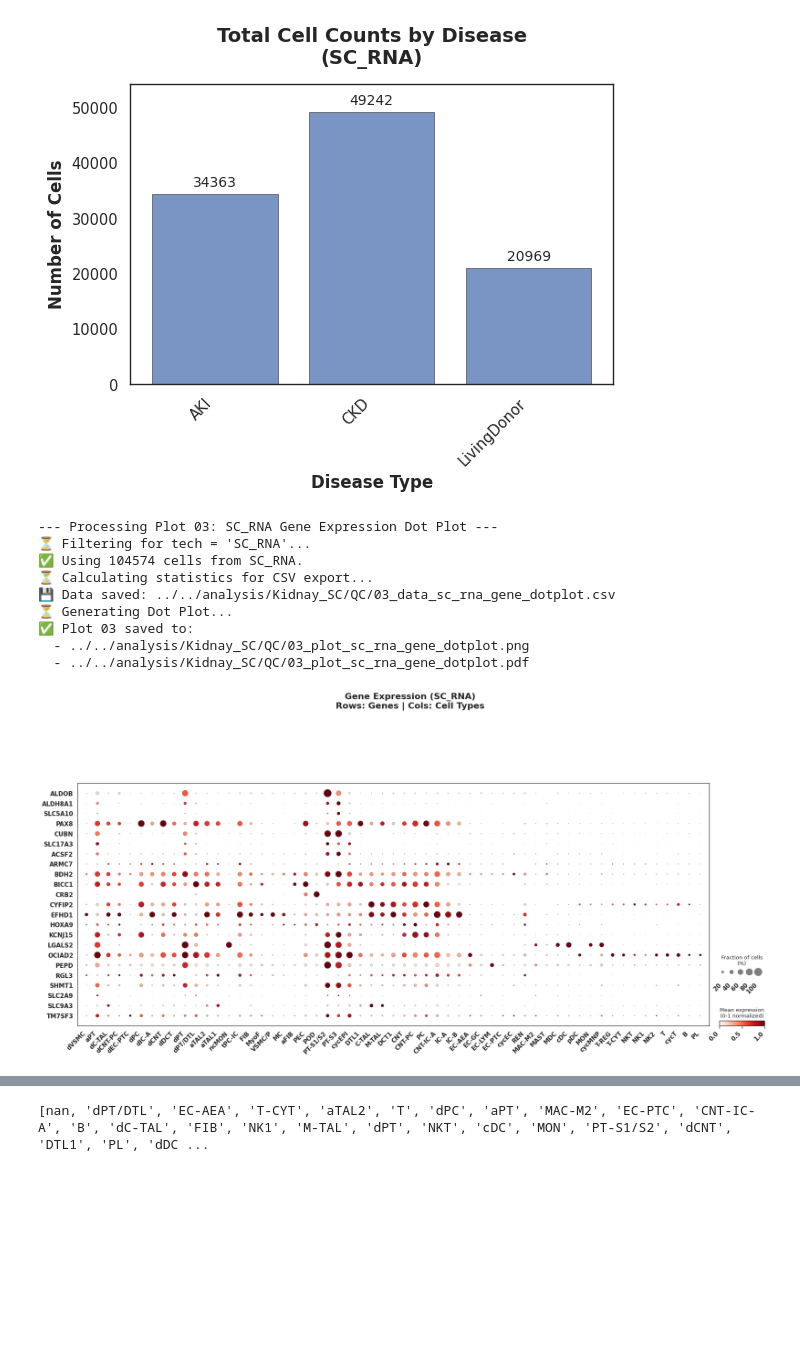
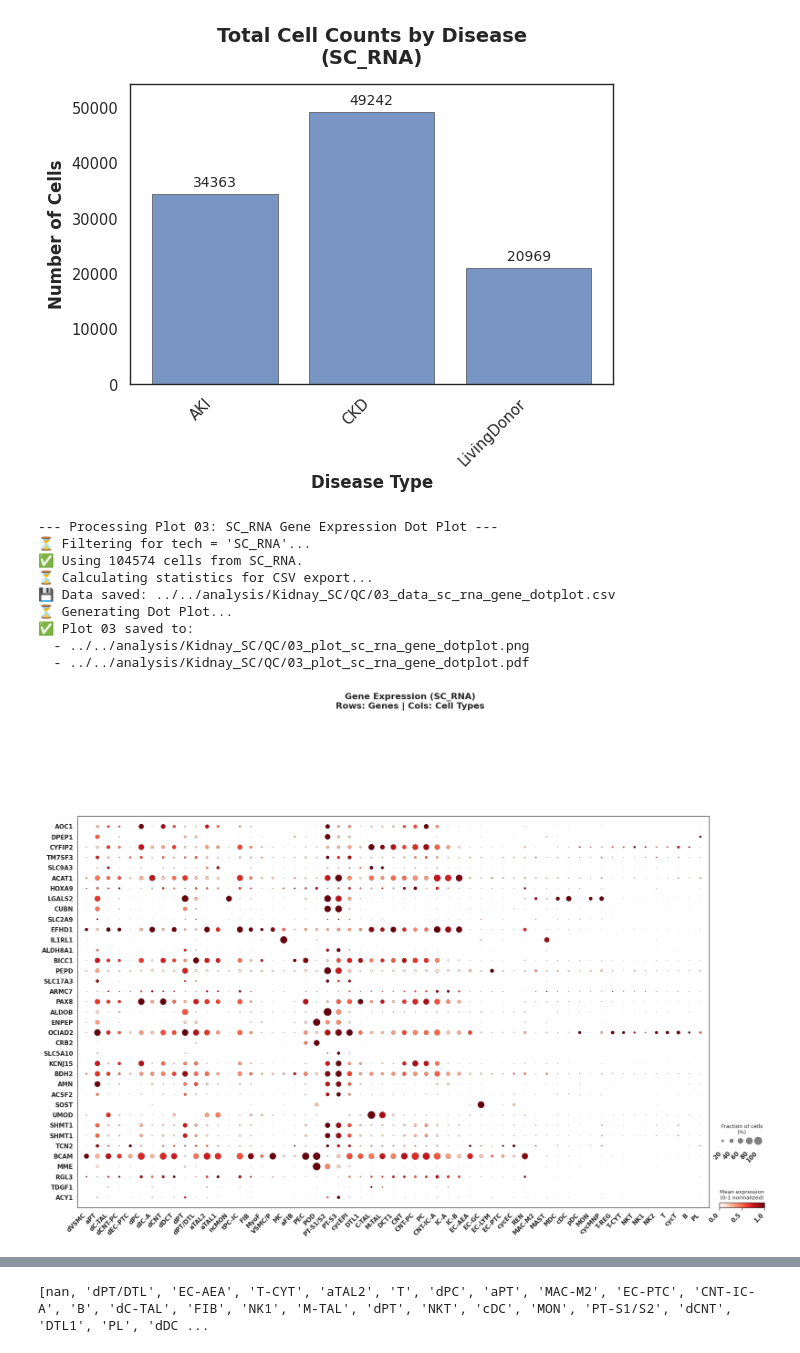
Before and after one commit to narendrameena/dev, a Jupyter notebook: scripts/Kidney_SC/01_look_into_sc_RNA_data.ipynb, the cells around one changed output, grey strips where cells are left out. Saved outputs shown, nothing was run; the diff lists cells and outputs as text; code cells hidden in the pictures; blank space fills up the shorter version.

Commit message:
tf plot

```diff
--- a/scripts/Kidney_SC/01_look_into_sc_RNA_data.ipynb
+++ b/scripts/Kidney_SC/01_look_into_sc_RNA_data.ipynb
@@ -235,9 +237,11 @@ print(f"✅ Using {adata_sc.n_obs} cells from {target_tech}.")
 
 # --- 2. Define Genes ---
 genes_of_interest = [
-    "ALDOB", "ALDH8A1", "NAT8B", "SLC5A10", "PAX8", "CUBN", "SLC17A3", "ACSF2", "ARMC7",
-    "BDH2", "BICC1", "CRB2", "CYFIP2", "EFHD1", "HOXA9", "KCNJ15", "LGALS2", "OCIAD2",
-    "PEPD", "RGL3", "SHMT1", "SLC2A9", "SLC9A3", "TM7SF3"
+  "AOC1", "DPEP1", "CYFIP2", "TM7SF3", "SLC9A3", "ACAT1", "HOXA9", "LGALS2",
+  "CUBN", "SLC2A9", "EFHD1", "IL1RL1", "ALDH8A1", "BICC1", "PEPD", "SLC17A3",
+  "ARMC7", "PAX8", "ALDOB", "ENPEP", "OCIAD2", "CRB2", "SLC5A10", "KCNJ15",
+  "BDH2", "AMN", "ACSF2", "SOST", "UMOD", "SHMT1", "SHMT1", "TCN2", "BCAM",
+  "MME", "AC092653.5", "RGL3", "TDGF1", "ACY1"
 ]
 
 # Ensure genes exist in raw
@@ -312,34 +316,34 @@ for ax in fig.axes:
         plt.setp(ax.get_xticklabels(), rotation=45,
                  ha="right", fontsize=11, fontweight="bold")
         plt.setp(ax.get_yticklabels(), fontsize=11, fontweight="bold")
 
 # Title
 fig.suptitle(f"Gene Expression ({target_tech})\nRows: Genes | Cols: Cell Types",
              y=1.05, fontsize=16, fontweight='bold')
 
 # --- 6. Save Plots ---
 png_path = os.path.join(output_dir, "03_plot_sc_rna_gene_dotplot.png")
 pdf_path = os.path.join(output_dir, "03_plot_sc_rna_gene_dotplot.pdf")
 
 # Tight layout is crucial here to prevent labels being cut off
 fig.savefig(png_path, dpi=300, bbox_inches='tight')
 fig.savefig(pdf_path, dpi=300, bbox_inches='tight')
 
 print(f"✅ Plot 03 saved to:\n  - {png_path}\n  - {pdf_path}")
 
 plt.show()
 plt.close()
 # %% [output]
 --- Processing Plot 03: SC_RNA Gene Expression Dot Plot ---
 ⏳ Filtering for tech = 'SC_RNA'...
 ✅ Using 104574 cells from SC_RNA.
 ⏳ Calculating statistics for CSV export...
 💾 Data saved: ../../analysis/Kidnay_SC/QC/03_data_sc_rna_gene_dotplot.csv
 ⏳ Generating Dot Plot...
 ✅ Plot 03 saved to:
   - ../../analysis/Kidnay_SC/QC/03_plot_sc_rna_gene_dotplot.png
   - ../../analysis/Kidnay_SC/QC/03_plot_sc_rna_gene_dotplot.pdf
-[figure, old version]
+[figure, new version]
 # %%
 import scanpy as sc
 import pandas as pd
```
Also changed, not shown: parts of 5 cells of this notebook, 3 other files.
